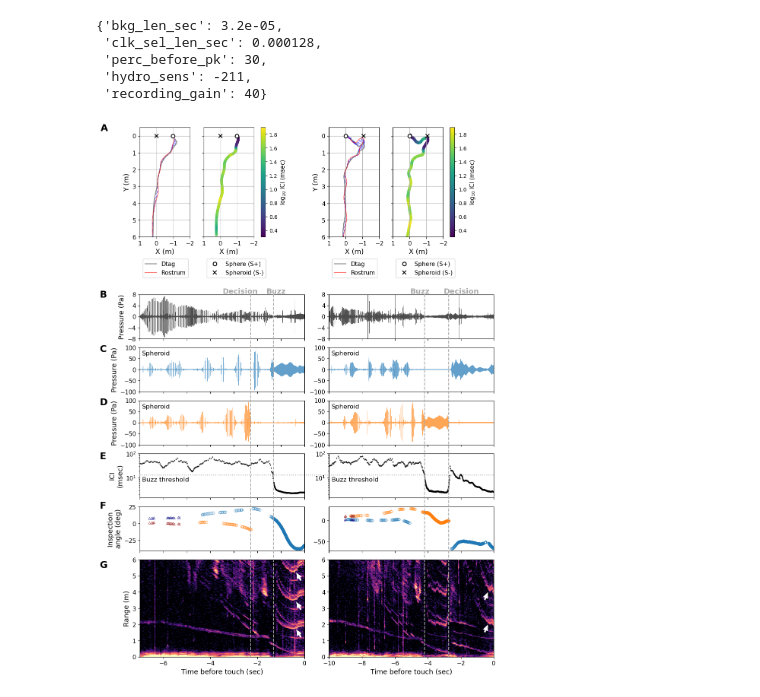
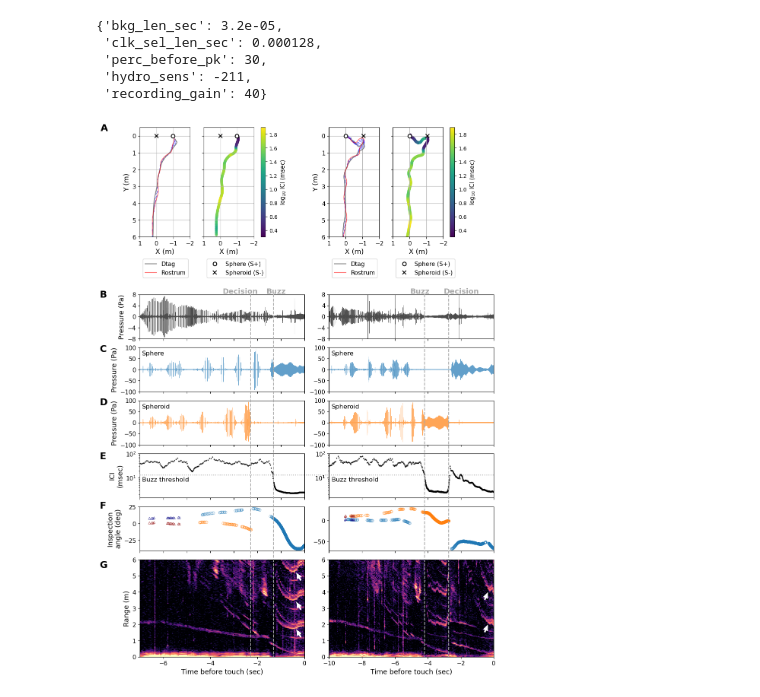
Before and after one commit to leewujung/porpoise_spheroid, a Jupyter notebook: notebooks_fig/fig_example_data.ipynb, the cells around one changed output. Saved outputs shown, nothing was run; the diff lists cells and outputs as text; code cells hidden in the pictures.

```diff
--- a/notebooks_fig/fig_example_data.ipynb
+++ b/notebooks_fig/fig_example_data.ipynb
@@ -556,9 +556,9 @@ ax_all[0]["echogram"].set_ylabel("Range (m)", fontsize=label_size)
 
 
 # Extra annotations
-ax_all[0]["hydro0"].text(-6.9, 65, "Spheroid", fontsize=12)
+ax_all[0]["hydro0"].text(-6.9, 65, "Sphere", fontsize=12)
 ax_all[0]["hydro1"].text(-6.9, 65, "Spheroid", fontsize=12)
-ax_all[1]["hydro0"].text(-9.85, 65, "Spheroid", fontsize=12)
+ax_all[1]["hydro0"].text(-9.85, 65, "Sphere", fontsize=12)
 ax_all[1]["hydro1"].text(-9.85, 65, "Spheroid", fontsize=12)
 ax_all[0]["ICI"].text(-6.9, 7, "Buzz threshold", fontsize=12)
 ax_all[1]["ICI"].text(-9.85, 7, "Buzz threshold", fontsize=12)
@@ -580,31 +580,31 @@ ax_all[0]["echogram"].annotate(
 )
 ax_all[0]["echogram"].annotate(
     "", xy=(-0.35, 5.2), xytext=(-0.15, 4.72),
     arrowprops=dict(facecolor="w", edgecolor="None", width=3, headwidth=10),
 )
 ax_all[1]["echogram"].annotate(
     "", xy=(-0.35, 2.0), xytext=(-0.55, 1.52),
     arrowprops=dict(facecolor="w", edgecolor="None", width=3, headwidth=10),
 )
 ax_all[1]["echogram"].annotate(
     "", xy=(-0.35, 4.0), xytext=(-0.55, 3.52),
     arrowprops=dict(facecolor="w", edgecolor="None", width=3, headwidth=10),
 )
 
 
 # Panel labels
 panel_size = 18
 ax_all[0]["track"].text(3.35, -0.3, "A", fontsize=panel_size, fontweight="bold")
 ax_all[0]["dtag"].text(-8.7, 7, "B", fontsize=panel_size, fontweight="bold")
 ax_all[0]["hydro0"].text(-8.7, 80, "C", fontsize=panel_size, fontweight="bold")
 ax_all[0]["hydro1"].text(-8.7, 80, "D", fontsize=panel_size, fontweight="bold")
 ax_all[0]["ICI"].text(-8.7, 60, "E", fontsize=panel_size, fontweight="bold")
 ax_all[0]["angle"].text(-8.7, 23, "F", fontsize=panel_size, fontweight="bold")
 ax_all[0]["echogram"].text(-8.7, 5.5, "G", fontsize=panel_size, fontweight="bold")
 
 
 plt.show()
 
 fig.savefig(fig_path / "fig_example_data.png", dpi=300, bbox_inches="tight")
 # %% [output]
-[figure, old version]
+[figure, new version]
```
